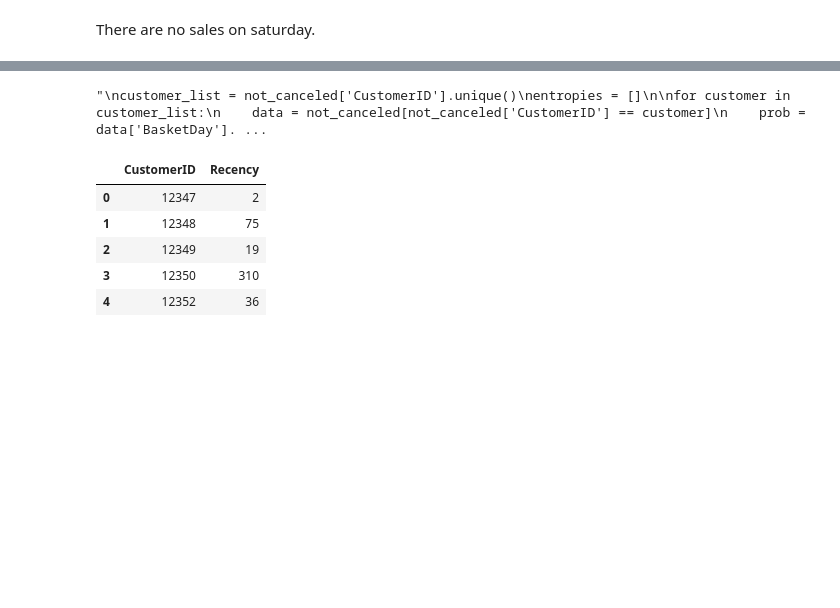
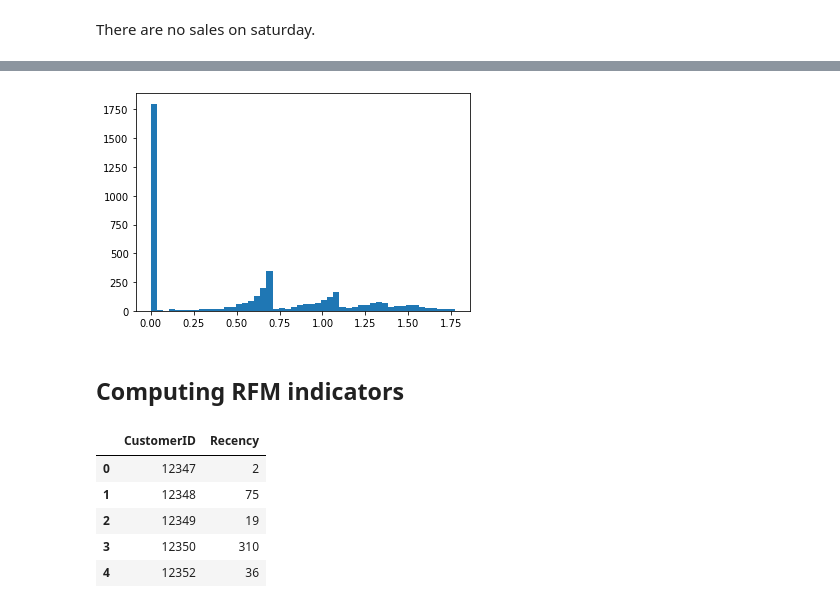
Before and after one commit to michelezoncheddu/data-mining-project, a Jupyter notebook: 1_Data_preparation.ipynb, the cells around one changed output, grey strips where cells are left out. Cells and saved outputs as stored; diff of their text form; code cells hidden in the pictures; blank space fills up the shorter version.

```diff
--- a/1_Data_preparation.ipynb
+++ b/1_Data_preparation.ipynb
@@ -278,2 +288,15 @@ df_grouped.plot.bar(x="weekday_name", y="count");
 # %% [markdown]
 There are no sales on saturday.
+# %%
+# filtered data: canceled and not_canceled orders
+
+del df['weekday_num']
+#del df['BasketDay']
+
+canceled = df[df['Canceled']]
+
+
+main_data = df[~(df['Canceled'])]
+
+del main_data['Canceled']
+del canceled['Canceled']
@@ -327,19 +350,25 @@ ax = ss_imax.Qta.hist(log=True, bins=70)'''
 # %%
 # entropy on shopping date for customer predictability.
-"""
-customer_list = not_canceled['CustomerID'].unique()
+
+
 entropies = []
 
-for customer in customer_list:
-    data = not_canceled[not_canceled['CustomerID'] == customer]
-    prob = data['BasketDay'].value_counts()
-    entropy = stats.entropy(prob)
-    entropies.append(entropy)
-"""
+customer_list = main_data.groupby(['CustomerID', 'BasketDay'], as_index=False).agg({'BasketDay': 'count'})
+
+last_customer = None
+for index, row in customer_list.iterrows():
+    if last_customer != row['CustomerID']:
+        last_customer = row['CustomerID']
+        data = customer_list[customer_list['CustomerID'] == row['CustomerID']]
+        prob = data['BasketDay']
+        entropy = stats.entropy(prob)
+        entropies.append(entropy)
-# %% [output]
-"\ncustomer_list = not_canceled['CustomerID'].unique()\nentropies = []\n\nfor customer in customer_list:\n    data = not_canceled[not_canceled['CustomerID'] == customer]\n    prob = data['BasketDay']. ...
 # %%
-#plt.hist(entropies, bins=50)
-#plt.show()
+plt.hist(entropies, bins=50)
+plt.show()
+# %% [output]
+[figure, added]
+# %% [markdown]
+## Computing RFM indicators
 # %%
 # How many days since the last purchase?
```
Also changed, not shown: parts of 24 cells of this notebook.
